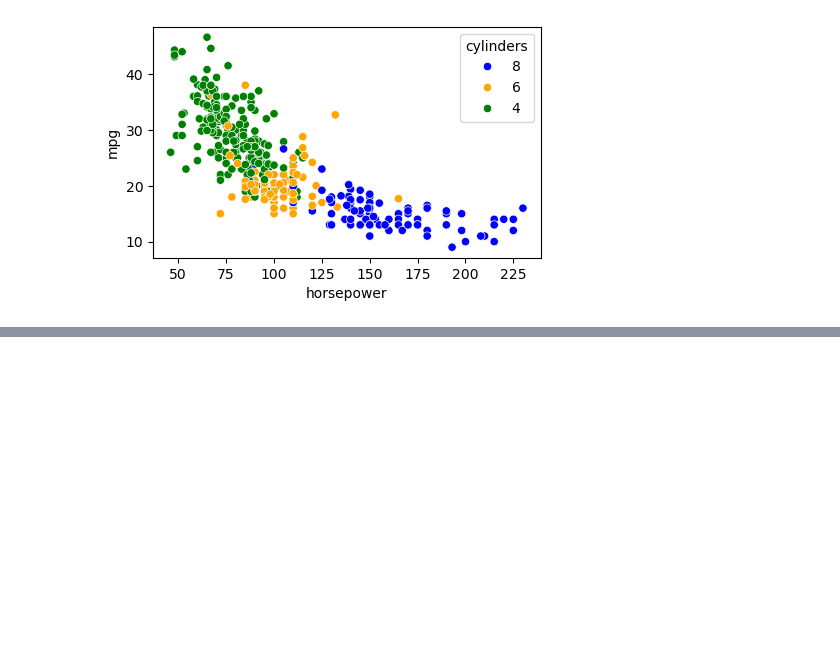
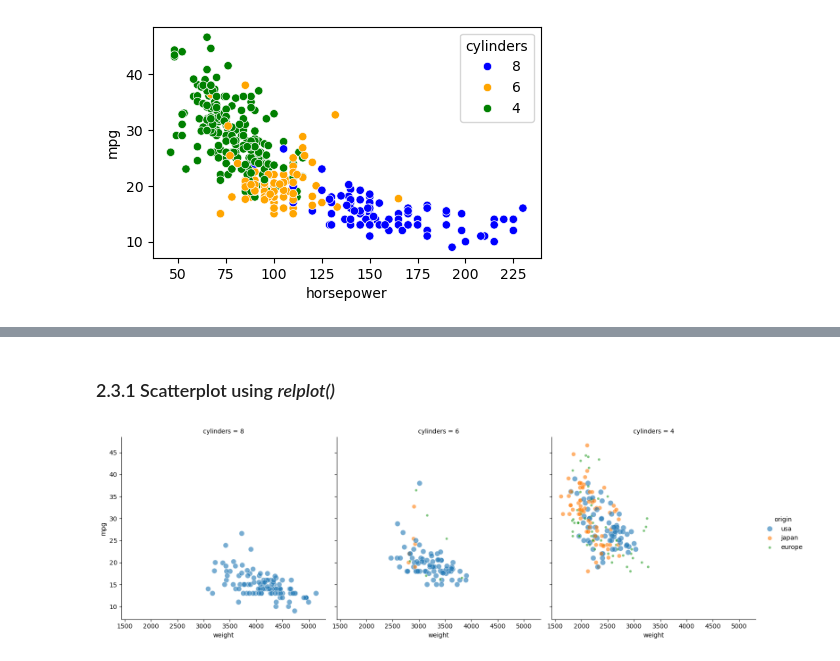
Before and after one commit to Timm26/Data_Science_Handbook, a Jupyter notebook: Preprocessing and EDA/Data_Visualisation_with_Matplotlib_and_Seaborn.ipynb, the cells around one changed output, grey strips where cells are left out. Cells and saved outputs as stored; diff of their text form; code cells hidden in the pictures; blank space fills up the shorter version.

Commit message:
Adding relplot

```diff
--- a/Preprocessing and EDA/Data_Visualisation_with_Matplotlib_and_Seaborn.ipynb
+++ b/Preprocessing and EDA/Data_Visualisation_with_Matplotlib_and_Seaborn.ipynb
@@ -241,0 +246,10 @@ sns.scatterplot(x = "horsepower", y = "mpg", data = cars,
+# %% [markdown]
+### 2.3.1 Scatterplot using *relplot()*
+# %%
+# Using relplot
+sns.relplot(x = "weight", y = "mpg", data = cars,
+            kind = "scatter", col = "cylinders", col_order=[8, 6, 4],
+            hue = "origin", size = 'origin', alpha = 0.6) # 'row' or both also possible
+plt.show()
+# %% [output]
+[figure, added]
```
Also changed, not shown: parts of 3 cells of this notebook.
